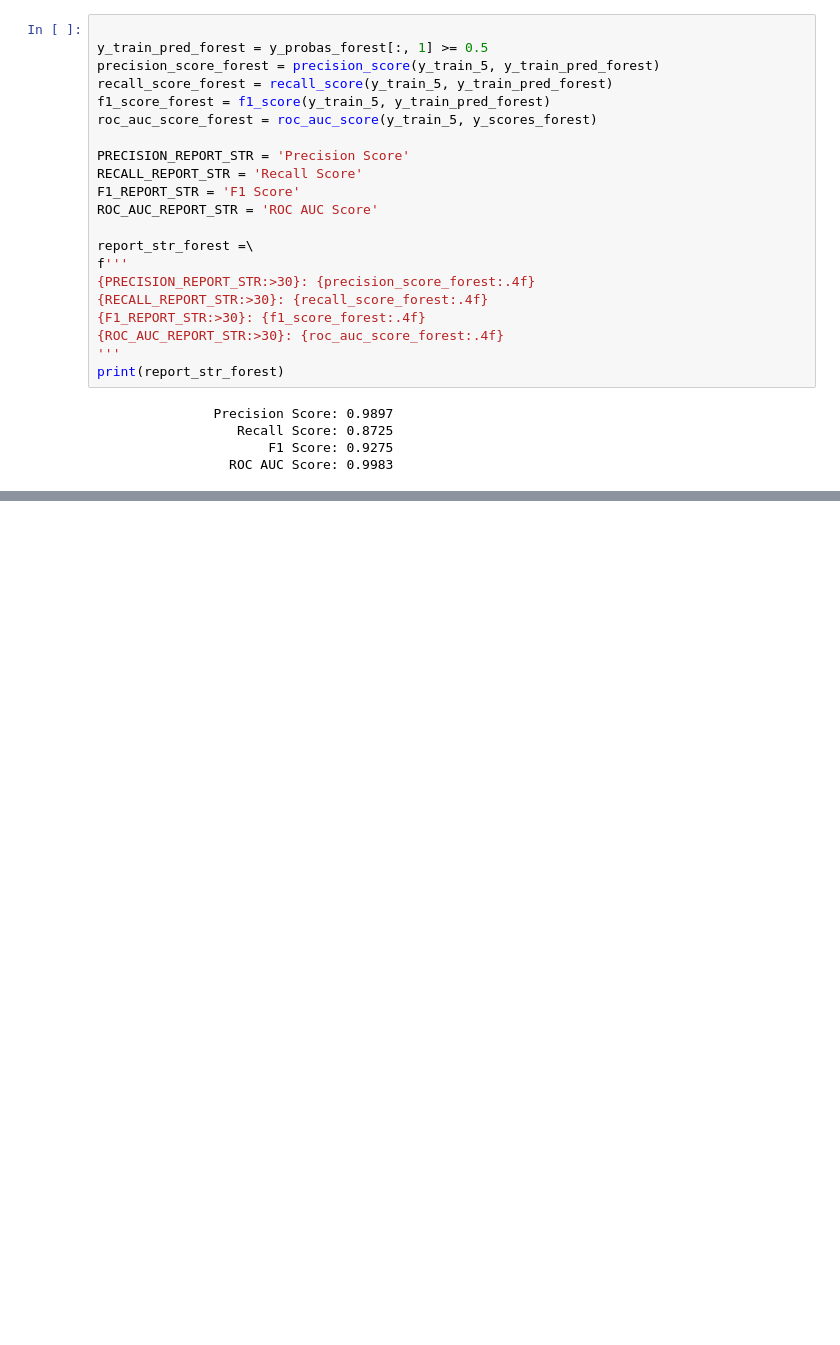
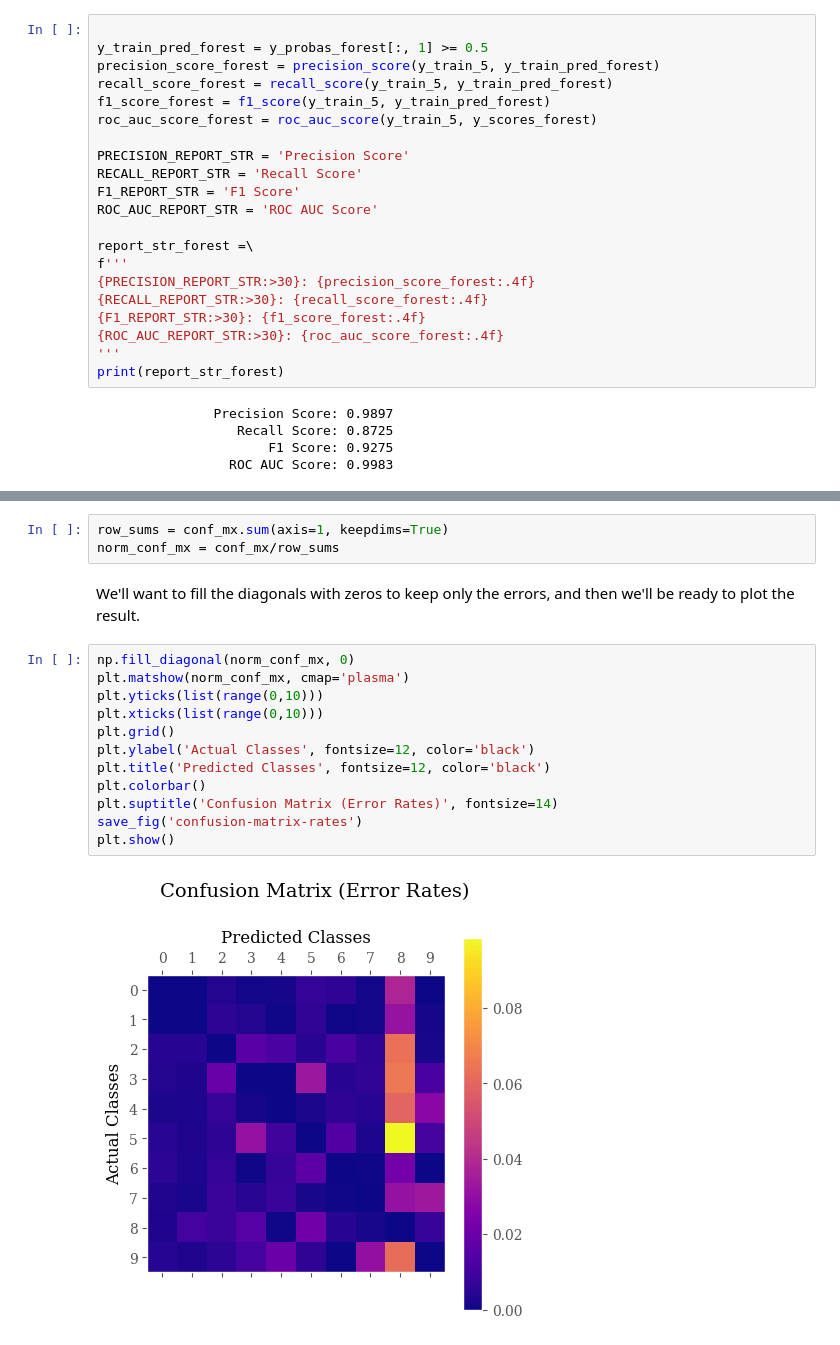
Before and after one commit to cemenenkoff/ml-classification, a Jupyter notebook: classification.ipynb, the cells around one changed output, grey strips where cells are left out. Saved outputs shown, nothing was run; the diff lists cells and outputs as text; blank space fills up the shorter version.

```diff
--- a/classification.ipynb
+++ b/classification.ipynb
@@ -558,0 +720,19 @@ print(report_str_forest)
+# %%
+row_sums = conf_mx.sum(axis=1, keepdims=True)
+norm_conf_mx = conf_mx/row_sums
+# %% [markdown]
+We'll want to fill the diagonals with zeros to keep only the errors, and then we'll be ready to plot the result.
+# %%
+np.fill_diagonal(norm_conf_mx, 0)
+plt.matshow(norm_conf_mx, cmap='plasma')
+plt.yticks(list(range(0,10)))
+plt.xticks(list(range(0,10)))
+plt.grid()
+plt.ylabel('Actual Classes', fontsize=12, color='black')
+plt.title('Predicted Classes', fontsize=12, color='black')
+plt.colorbar()
+plt.suptitle('Confusion Matrix (Error Rates)', fontsize=14)
+save_fig('confusion-matrix-rates')
+plt.show()
+# %% [output]
+[figure, added]
```
Also changed, not shown: parts of 66 cells of this notebook, 7 other files.
